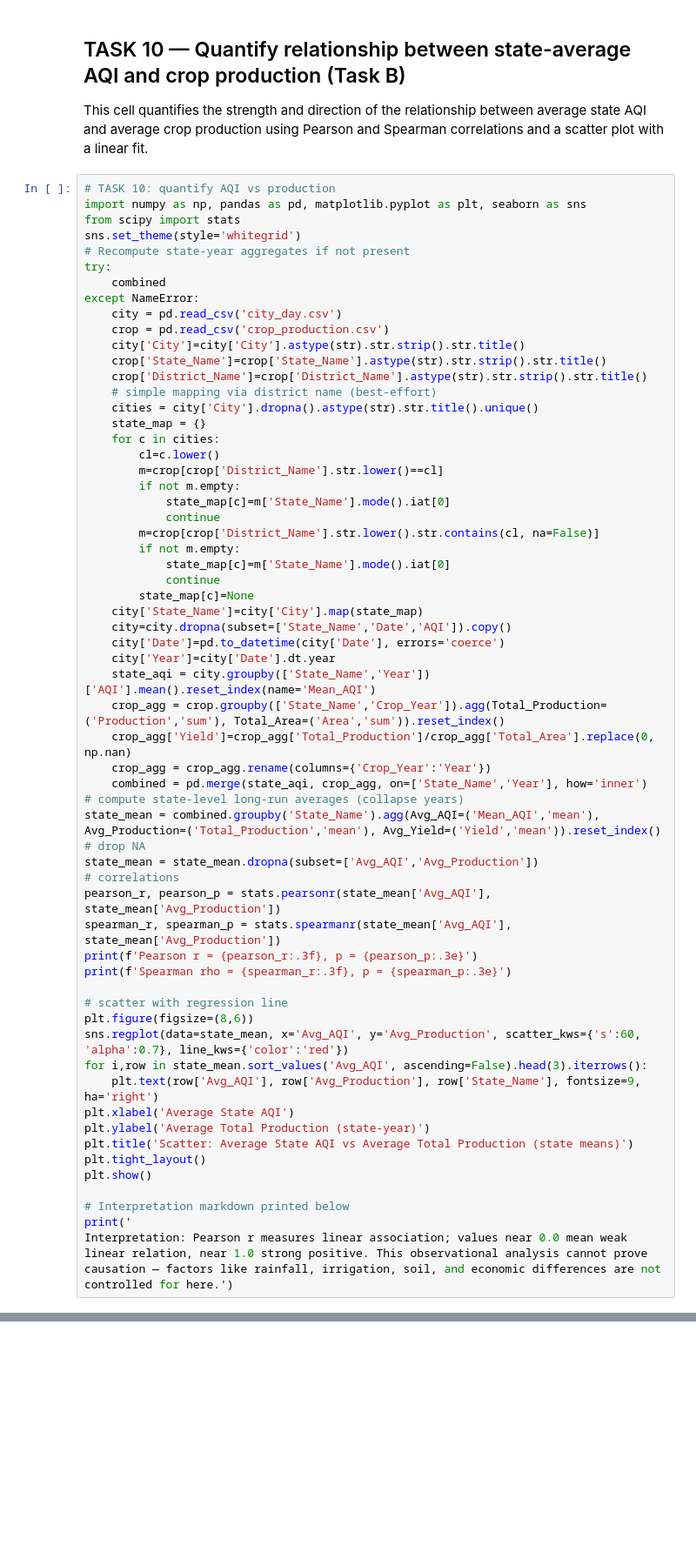
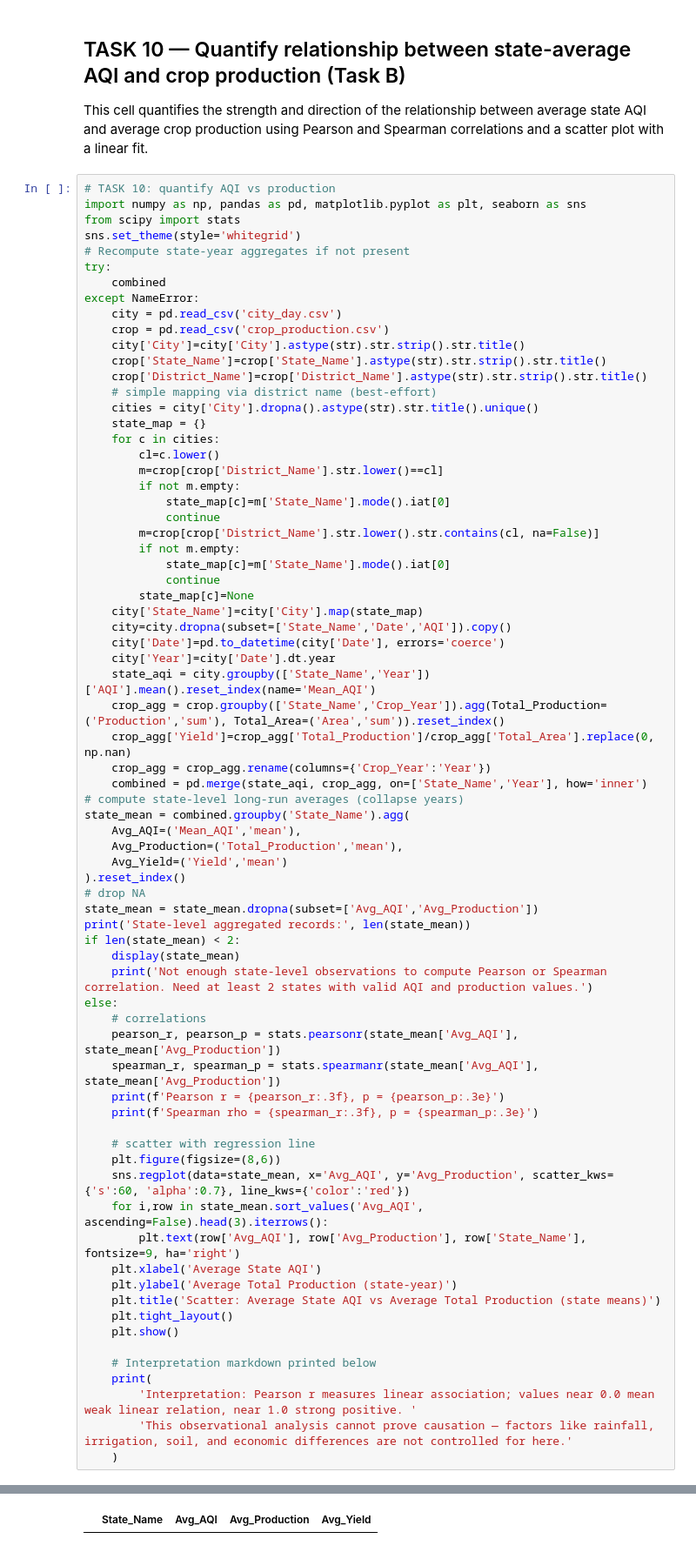
Before and after one commit to Akash04471/ML-lab-2547206, a Jupyter notebook: Machine_Learning_Lab_2.ipynb, the cells around one changed output, grey strips where cells are left out. Shown at 87% size. Saved outputs shown, nothing was run; the diff lists cells and outputs as text; blank space fills up the shorter version.

```diff
--- a/Machine_Learning_Lab_2.ipynb
+++ b/Machine_Learning_Lab_2.ipynb
@@ -176,26 +213,38 @@ except NameError:
     crop_agg = crop_agg.rename(columns={'Crop_Year':'Year'})
     combined = pd.merge(state_aqi, crop_agg, on=['State_Name','Year'], how='inner')
 # compute state-level long-run averages (collapse years)
-state_mean = combined.groupby('State_Name').agg(Avg_AQI=('Mean_AQI','mean'), Avg_Production=('Total_Production','mean'), Avg_Yield=('Yield','mean')).reset_index()
+state_mean = combined.groupby('State_Name').agg(
+    Avg_AQI=('Mean_AQI','mean'),
+    Avg_Production=('Total_Production','mean'),
+    Avg_Yield=('Yield','mean')
+).reset_index()
 # drop NA
 state_mean = state_mean.dropna(subset=['Avg_AQI','Avg_Production'])
-# correlations
-pearson_r, pearson_p = stats.pearsonr(state_mean['Avg_AQI'], state_mean['Avg_Production'])
-spearman_r, spearman_p = stats.spearmanr(state_mean['Avg_AQI'], state_mean['Avg_Production'])
-print(f'Pearson r = {pearson_r:.3f}, p = {pearson_p:.3e}')
-print(f'Spearman rho = {spearman_r:.3f}, p = {spearman_p:.3e}')
+print('State-level aggregated records:', len(state_mean))
+if len(state_mean) < 2:
+    display(state_mean)
+    print('Not enough state-level observations to compute Pearson or Spearman correlation. Need at least 2 states with valid AQI and production values.')
+else:
+    # correlations
+    pearson_r, pearson_p = stats.pearsonr(state_mean['Avg_AQI'], state_mean['Avg_Production'])
+    spearman_r, spearman_p = stats.spearmanr(state_mean['Avg_AQI'], state_mean['Avg_Production'])
+    print(f'Pearson r = {pearson_r:.3f}, p = {pearson_p:.3e}')
+    print(f'Spearman rho = {spearman_r:.3f}, p = {spearman_p:.3e}')
 
-# scatter with regression line
-plt.figure(figsize=(8,6))
-sns.regplot(data=state_mean, x='Avg_AQI', y='Avg_Production', scatter_kws={'s':60, 'alpha':0.7}, line_kws={'color':'red'})
-for i,row in state_mean.sort_values('Avg_AQI', ascending=False).head(3).iterrows():
-    plt.text(row['Avg_AQI'], row['Avg_Production'], row['State_Name'], fontsize=9, ha='right')
-plt.xlabel('Average State AQI')
-plt.ylabel('Average Total Production (state-year)')
-plt.title('Scatter: Average State AQI vs Average Total Production (state means)')
-plt.tight_layout()
-plt.show()
+    # scatter with regression line
+    plt.figure(figsize=(8,6))
+    sns.regplot(data=state_mean, x='Avg_AQI', y='Avg_Production', scatter_kws={'s':60, 'alpha':0.7}, line_kws={'color':'red'})
+    for i,row in state_mean.sort_values('Avg_AQI', ascending=False).head(3).iterrows():
+        plt.text(row['Avg_AQI'], row['Avg_Production'], row['State_Name'], fontsize=9, ha='right')
+    plt.xlabel('Average State AQI')
+    plt.ylabel('Average Total Production (state-year)')
+    plt.title('Scatter: Average State AQI vs Average Total Production (state means)')
+    plt.tight_layout()
+    plt.show()
 
-# Interpretation markdown printed below
-print('
-Interpretation: Pearson r measures linear association; values near 0.0 mean weak linear relation, near 1.0 strong positive. This observational analysis cannot prove causation — factors like rainfall, irrigation, soil, and economic differences are not controlled for here.')
+    # Interpretation markdown printed below
+    print(
+        'Interpretation: Pearson r measures linear association; values near 0.0 mean weak linear relation, near 1.0 strong positive. '
+        'This observational analysis cannot prove causation — factors like rainfall, irrigation, soil, and economic differences are not controlled for here.'
+    )
+# %% [output]
@@ -201,0 +252 @@ Interpretation: Pearson r measures linear association; values near 0.0 mean weak
+|  | State_Name | Avg_AQI | Avg_Production | Avg_Yield |
```
Also changed, not shown: parts of 6 cells of this notebook.
